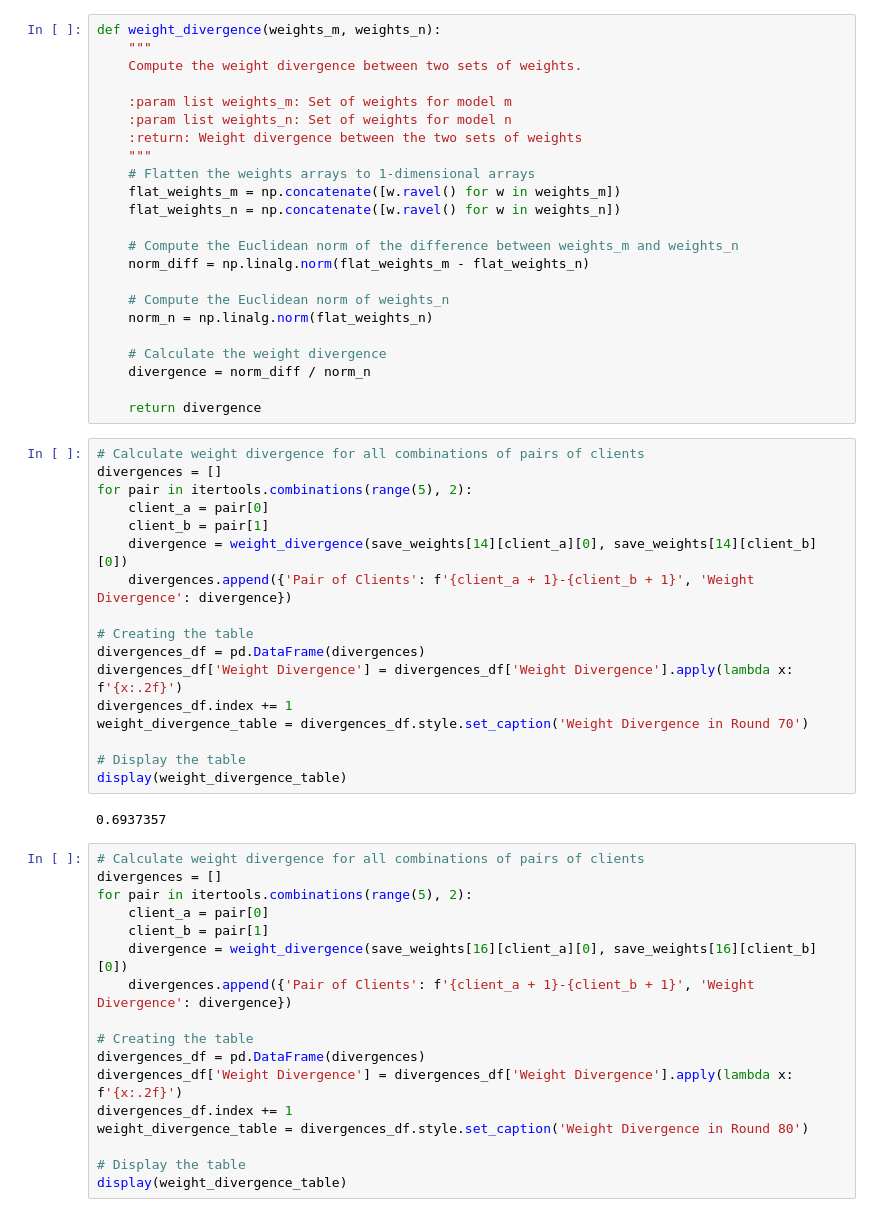
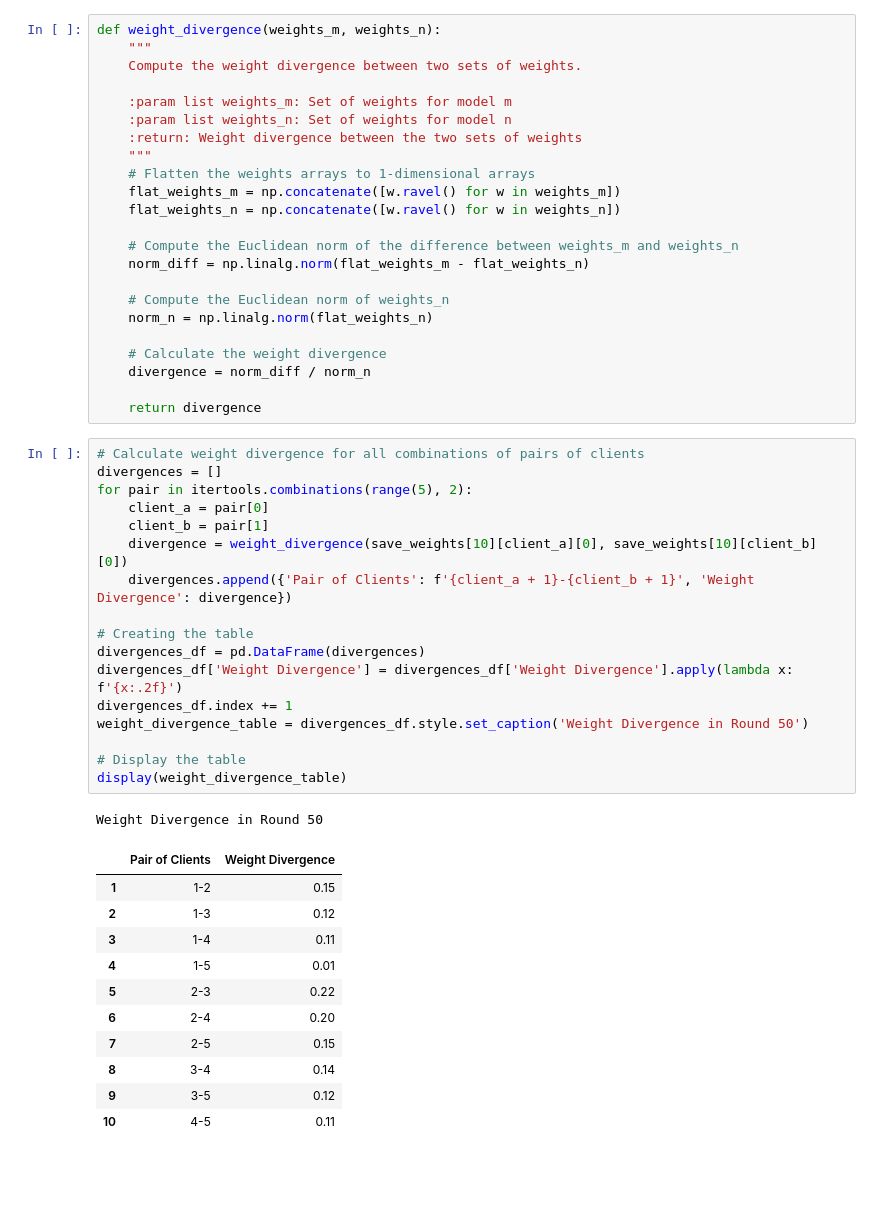
Before and after one commit to mma735/TFM-DS, a Jupyter notebook: Test_RAR_v3_validation.ipynb, the cells around one changed output. Saved outputs shown, nothing was run; the diff lists cells and outputs as text; blank space fills up the shorter version.

```diff
--- a/Test_RAR_v3_validation.ipynb
+++ b/Test_RAR_v3_validation.ipynb
@@ -402,36 +386,30 @@ def weight_divergence(weights_m, weights_n):
 # %%
 # Calculate weight divergence for all combinations of pairs of clients
 divergences = []
 for pair in itertools.combinations(range(5), 2):
     client_a = pair[0]
     client_b = pair[1]
-    divergence = weight_divergence(save_weights[14][client_a][0], save_weights[14][client_b][0])
+    divergence = weight_divergence(save_weights[10][client_a][0], save_weights[10][client_b][0])
     divergences.append({'Pair of Clients': f'{client_a + 1}-{client_b + 1}', 'Weight Divergence': divergence})
 
 # Creating the table
 divergences_df = pd.DataFrame(divergences)
 divergences_df['Weight Divergence'] = divergences_df['Weight Divergence'].apply(lambda x: f'{x:.2f}')
 divergences_df.index += 1
-weight_divergence_table = divergences_df.style.set_caption('Weight Divergence in Round 70')
+weight_divergence_table = divergences_df.style.set_caption('Weight Divergence in Round 50')
 
 # Display the table
 display(weight_divergence_table)
 # %% [output]
-0.6937357
+Weight Divergence in Round 50
+|  | Pair of Clients | Weight Divergence |
+| 1 | 1-2 | 0.15 |
+| 2 | 1-3 | 0.12 |
+| 3 | 1-4 | 0.11 |
+| 4 | 1-5 | 0.01 |
+| 5 | 2-3 | 0.22 |
+| 6 | 2-4 | 0.20 |
+| 7 | 2-5 | 0.15 |
+| 8 | 3-4 | 0.14 |
+| 9 | 3-5 | 0.12 |
+| 10 | 4-5 | 0.11 |
-# %%
-# Calculate weight divergence for all combinations of pairs of clients
-divergences = []
-for pair in itertools.combinations(range(5), 2):
-    client_a = pair[0]
-    client_b = pair[1]
-    divergence = weight_divergence(save_weights[16][client_a][0], save_weights[16][client_b][0])
-    divergences.append({'Pair of Clients': f'{client_a + 1}-{client_b + 1}', 'Weight Divergence': divergence})
-
-# Creating the table
-divergences_df = pd.DataFrame(divergences)
-divergences_df['Weight Divergence'] = divergences_df['Weight Divergence'].apply(lambda x: f'{x:.2f}')
-divergences_df.index += 1
-weight_divergence_table = divergences_df.style.set_caption('Weight Divergence in Round 80')
-
-# Display the table
-display(weight_divergence_table)
```
Also changed, not shown: parts of 6 cells of this notebook.
